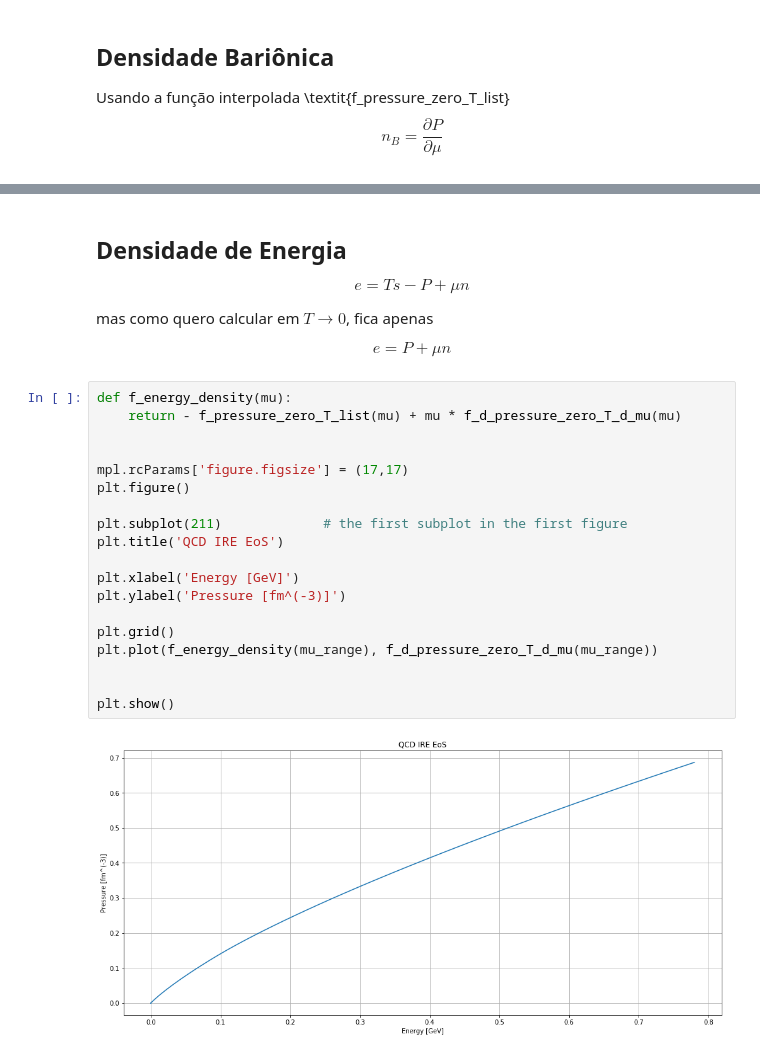
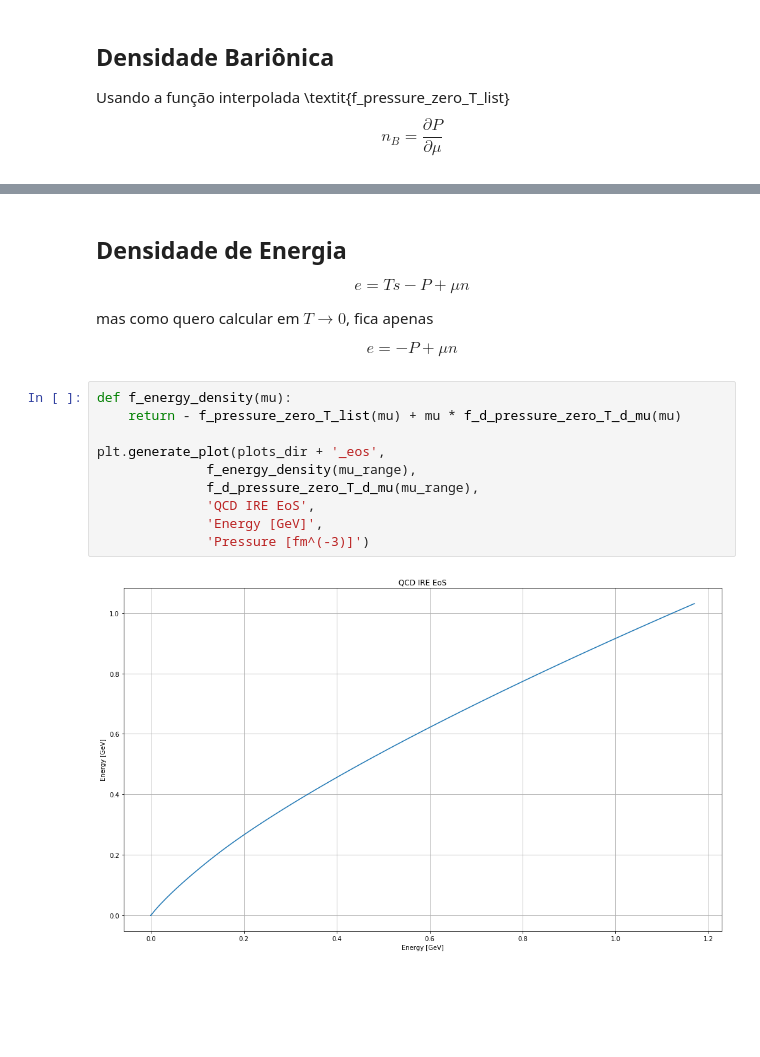
Before and after one commit to rsouza01/gribov_zwanziger, a Jupyter notebook: src/notebooks/Gribov_Zwanziger.ipynb, the cells around one changed output, grey strips where cells are left out. Drawn from its saved outputs; the diff is of its cells as text; blank space fills up the shorter version.

```diff
--- a/src/notebooks/Gribov_Zwanziger.ipynb
+++ b/src/notebooks/Gribov_Zwanziger.ipynb
@@ -348,26 +308,17 @@ plt.show()
 mas como quero calcular em $T \rightarrow 0$, fica apenas
 
 \begin{equation}
- e = P + \mu n
+ e = -P + \mu n
 \end{equation}
-# %%
-def f_energy_density(mu):
-    return - f_pressure_zero_T_list(mu) + mu * f_d_pressure_zero_T_d_mu(mu)
-
-
-mpl.rcParams['figure.figsize'] = (17,17)
-plt.figure()
-
-plt.subplot(211)             # the first subplot in the first figure
-plt.title('QCD IRE EoS')
-
-plt.xlabel('Energy [GeV]')
-plt.ylabel('Pressure [fm^(-3)]')
-
-plt.grid()
-plt.plot(f_energy_density(mu_range), f_d_pressure_zero_T_d_mu(mu_range))
-
-
-plt.show()
-# %% [output]
-[figure, removed]
+# %%
+def f_energy_density(mu):
+    return - f_pressure_zero_T_list(mu) + mu * f_d_pressure_zero_T_d_mu(mu)
+
+plt.generate_plot(plots_dir + '_eos',
+              f_energy_density(mu_range),
+              f_d_pressure_zero_T_d_mu(mu_range),
+              'QCD IRE EoS',
+              'Energy [GeV]',
+              'Pressure [fm^(-3)]')
+# %% [output]
+[figure, added]
```
Also changed, not shown: parts of 4 cells of this notebook, 7 other files.
